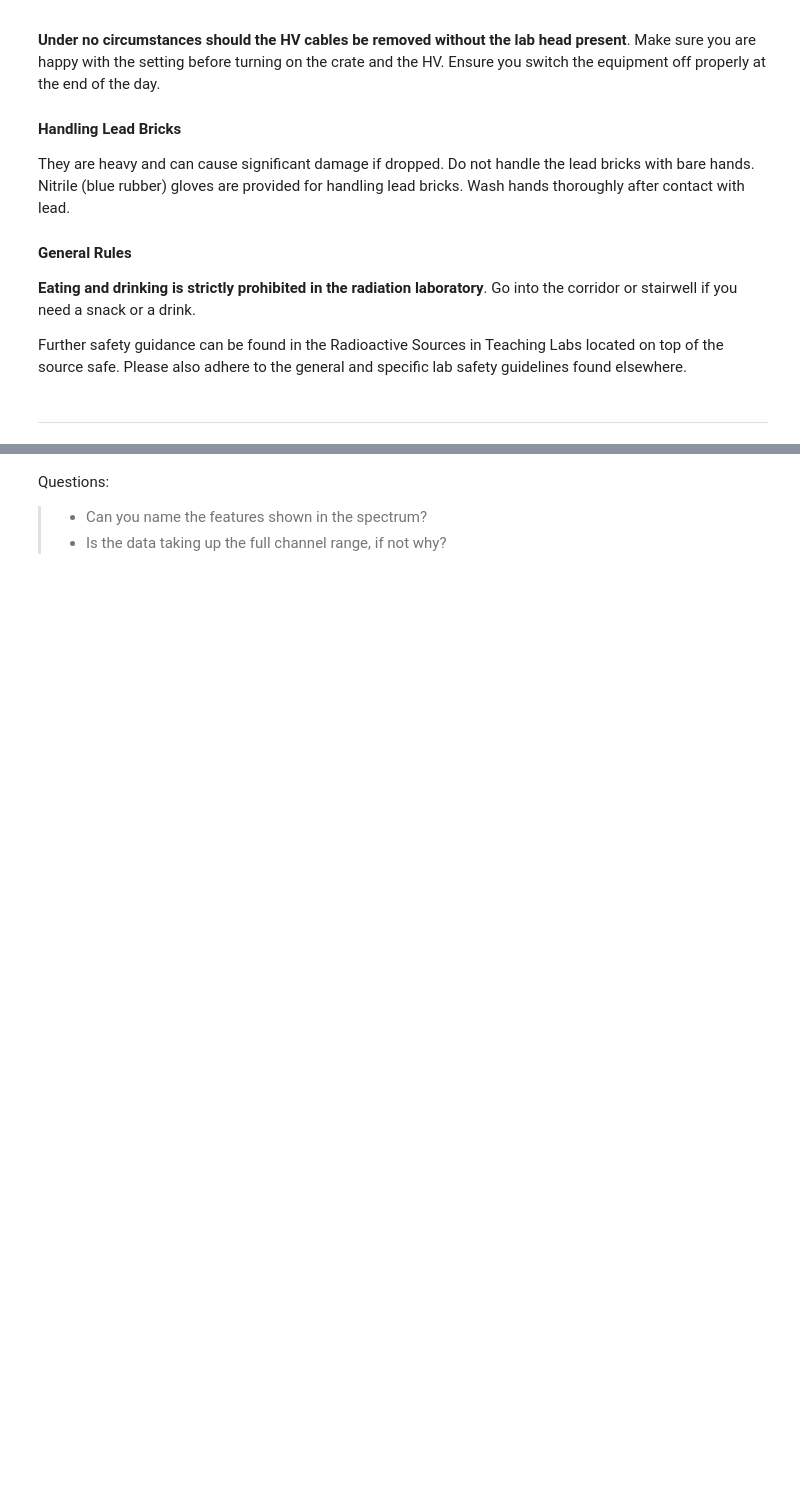
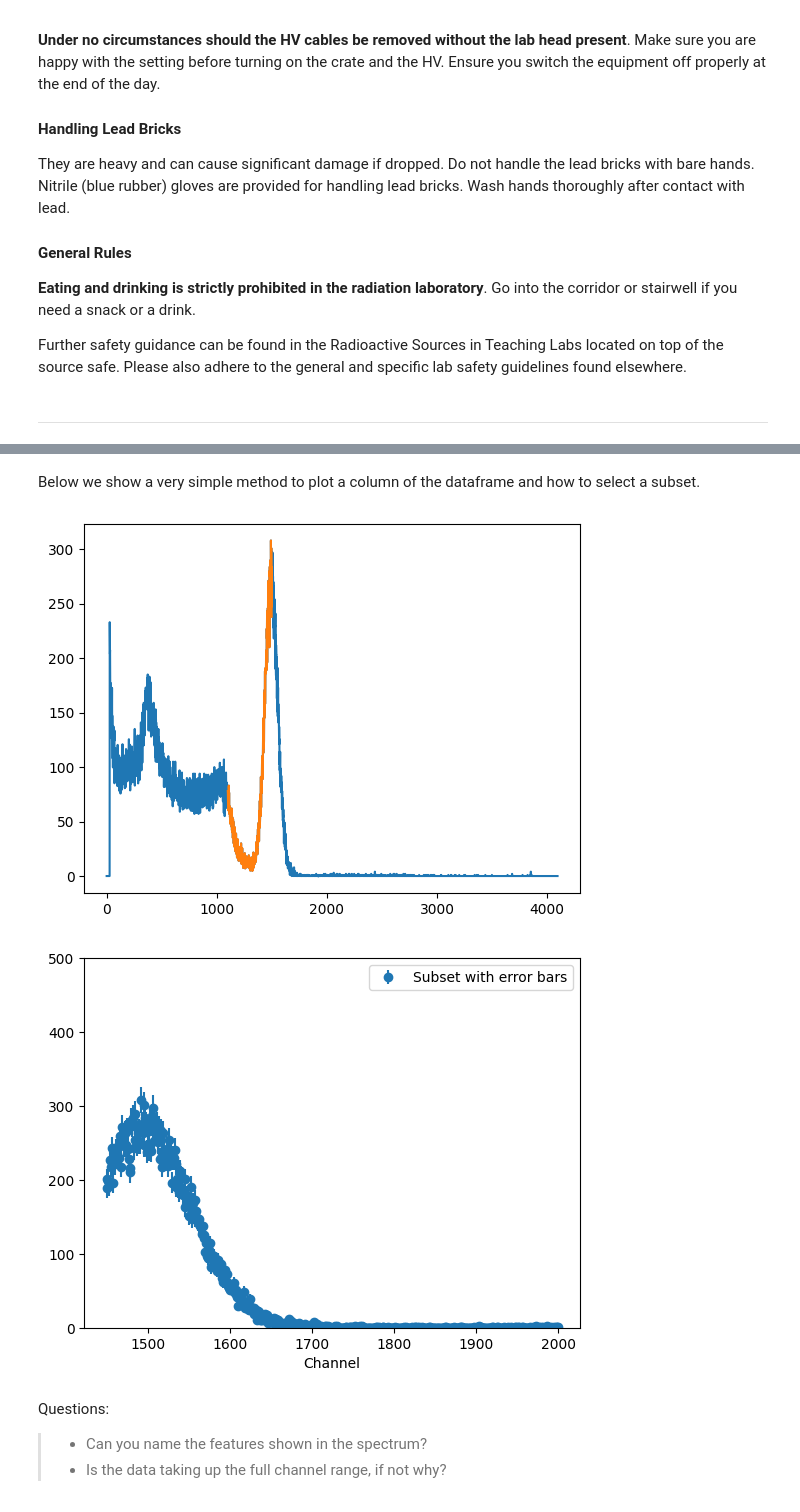
Before and after one commit to agcheyne/PHYS5036-labs, a Jupyter notebook: 03_AttenuationOfGammaRadiationInMatter.ipynb, the cells around one changed output, grey strips where cells are left out. Cells and saved outputs as stored; diff of their text form; code cells hidden in the pictures; blank space fills up the shorter version.

```diff
--- a/03_AttenuationOfGammaRadiationInMatter.ipynb
+++ b/03_AttenuationOfGammaRadiationInMatter.ipynb
@@ -274,7 +187,7 @@ Obtain another spectra with no source present. This will be your background. It
 ## you are not expected to edit this - but feel free to make changes if you are confident.
 
 def extract_data(filename):
-    """Extract channel range, counts, and measurement times from .spe file"""
+    """Extracts channel range, counts, and measurement times from .spe file"""
     start = end = None
     counts = None
     livetime = realtime = None
@@ -304,8 +217,8 @@ def read_spe_files(data_file, background_file, bin_num=4096):
 
     if background_file is None:
         # No background file provided - return data only
+        print("No background file provided - returning data only. Please ensure you have accounted for background in your analysis!")
         channel = np.arange(data_start, data_end + 1, dtype=int)
-        energy  = channel.astype(float) # ADD CALIBRATION CONST HERE IF NEEDED - NOT USED YET
         error1 = np.sqrt(yield1.astype(float))
         df = pd.DataFrame({
             "channel": channel,
@@ -322,11 +235,10 @@ def read_spe_files(data_file, background_file, bin_num=4096):
             raise ValueError("data and background files have different channel ranges!")
 
         # Background-subtracted counts (scaled by uptime)
-        yield3 = yield1 - yield2*(data_livetime/bg_livetime) # LIVETIME OR REALTIME?
+        yield3 = yield1 - yield2*(data_livetime/bg_livetime)
 
-        # Channels + energies (for now, just 1:1 mapping with channel numbers)
+        # Channels
         channel = np.arange(data_start, data_end + 1, dtype=int)
-        energy  = channel.astype(float) # ADD CALIBRATION CONST HERE IF NEEDED - NOT USED YET
 
         # Poisson errors
         error1 = np.sqrt(yield1.astype(float))
@@ -337,11 +249,11 @@ def read_spe_files(data_file, background_file, bin_num=4096):
         df = pd.DataFrame({
             "channel": channel,
             "data": yield1,
+            "err_data": error1,
             "background": yield2,
-            "data_bgsub": yield3,
-            "err_data": error1,
             "err_background": error2,
-            "err_data_bgsub": error3,
+            "data_bgsubtracted": yield3,
+            "err_data_bgsubtracted": error3,
         })
 
         # Rebin if requested. I.e. if bin_number = 512, rebin to 512 channels
@@ -374,14 +305,22 @@ df_source[50:60]
+# %% [markdown]
+Below we show a very simple method to plot a column of the dataframe and how to select a subset.
 # %%
-# simple plot of the data and how to select a subset
-plt.plot(df_source["channel"],df_source["data_bgsub"])
-plt.plot(df_source["channel"][1100:1500],df_source["data_bgsub"][1100:1500]) # only plot channels 1200:1999
+# Simple plot of the data and how to select a subset
+plt.plot(df_source["channel"],df_source["data_bgsubtracted"])
+plt.plot(df_source["channel"][1100:1500],df_source["data_bgsubtracted"][1100:1500]) # only plot channels 1200:1999
 plt.show()
 
-# alternate way
-min, max = 200, 800 # or use mask = slice(1100,1500)
-plt.plot(df_source["channel"],df_source["data_bgsub"])
-plt.plot(df_source["channel"][min:max],df_source["data_bgsub"][min:max]) # channels
+# Alternate way using variables to define the range with some extra features
+# Plotting just chosen range, but with error bars
+min, max = 1450, 2000
+plt.errorbar(df_source["channel"][min:max], df_source["data_bgsubtracted"][min:max], yerr=df_source["err_data_bgsubtracted"][min:max], fmt='o', label='Subset with error bars')
+plt.xlabel('Channel')
+plt.ylim(0, 500)
+plt.legend()
 plt.show()
+# %% [output]
+[figure, added]
+[figure, added]
 # %% [markdown]
 Questions:
 >- Can you name the features shown in the spectrum?
```
Also changed, not shown: parts of 28 cells of this notebook.
